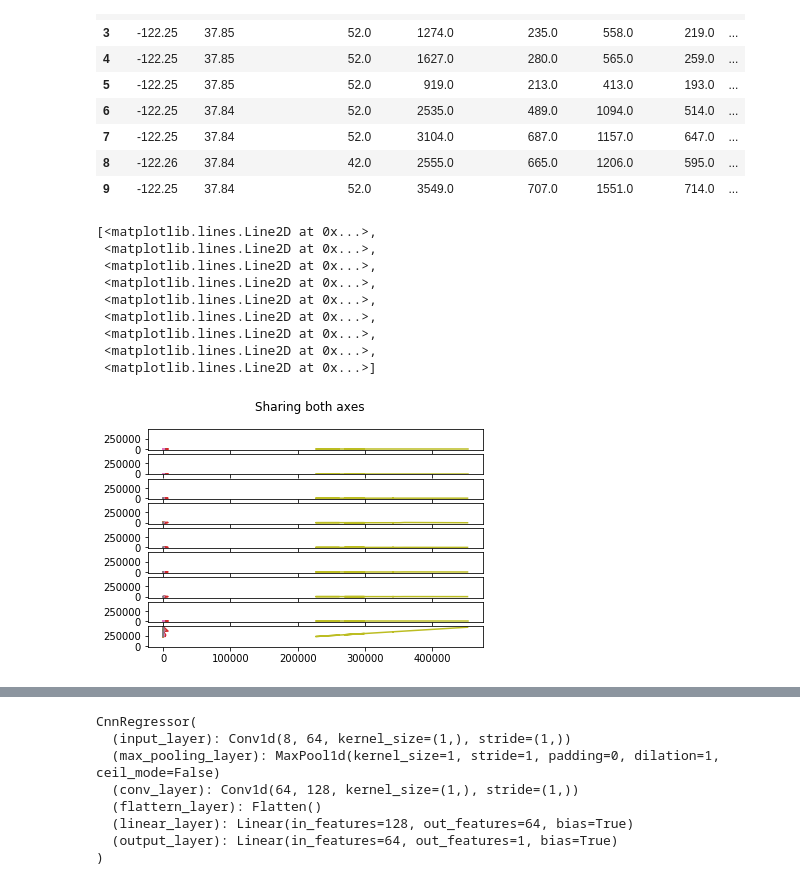
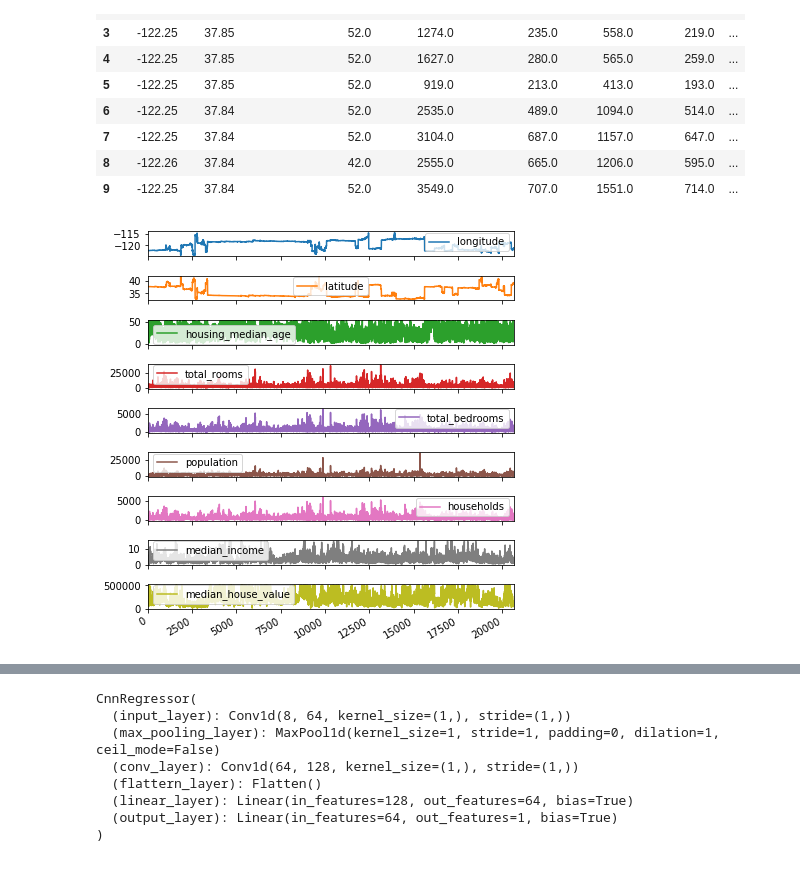
Before and after one commit to shreya0202/NLP, a Jupyter notebook: NLP_Assignment1.ipynb, the cells around one changed output, grey strips where cells are left out. Saved outputs shown, nothing was run; the diff lists cells and outputs as text; code cells hidden in the pictures.

```diff
--- a/NLP_Assignment1.ipynb
+++ b/NLP_Assignment1.ipynb
@@ -50,37 +41,31 @@ Here are the first five roes of the dataset:
 # %%
 import matplotlib.pyplot as plt
 import seaborn as sns
 df = pd.DataFrame(dataset)
 df.columns
 plt.figure
+df.plot(subplots=True, figsize=(6,6))
+plt.tight_layout()
+plt.show()
 #df.iloc[0:9].plot()
 #df.plot(subplots=True, layout=(1,10), ylim=[0,10])
 #dataset.plot()
 #df['longitude'].iloc[0:10]
-data_frame = df.drop(columns=['ocean_proximity'])
-df1 = pd.DataFrame(data_frame)
-fig, axs = plt.subplots(9, sharex=True, sharey=True)
-fig.suptitle('Sharing both axes')
-axs[0].plot(df1[:10], df1['longitude'].iloc[:10])
-axs[1].plot(df1[:10], df1['latitude'].iloc[:10])
-axs[2].plot(df1[:10], df1['housing_median_age'].iloc[:10])
-axs[3].plot(df1[:10], df1['total_rooms'].iloc[:10])
-axs[4].plot(df1[:10], df1['total_bedrooms'].iloc[:10])
-axs[5].plot(df1[:10], df1['population'].iloc[:10])
-axs[6].plot(df1[:10], df1['households'].iloc[:10])
-axs[7].plot(df1[:10], df1['median_income'].iloc[:10])
-axs[8].plot(df1[:10], df1['median_house_value'].iloc[:10])
+# data_frame = df.drop(columns=['ocean_proximity'])
+# df1 = pd.DataFrame(data_frame)
+# fig, axs = plt.subplots(9)
+# #fig.suptitle('Sharing both axes')
+# axs[0].plot(range(10), df1['longitude'].iloc[:10])
+# axs[1].plot(range(10), df1['latitude'].iloc[:10])
+# axs[2].plot(range(10), df1['housing_median_age'].iloc[:10])
+# axs[3].plot(range(10), df1['total_rooms'].iloc[:10])
+# axs[4].plot(range(10), df1['total_bedrooms'].iloc[:10])
+# axs[5].plot(range(10), df1['population'].iloc[:10])
+# axs[6].plot(range(10), df1['households'].iloc[:10])
+# axs[7].plot(range(10), df1['median_income'].iloc[:10])
+# axs[8].plot(range(10), df1['median_house_value'].iloc[:10])
 # %% [output]
-[<matplotlib.lines.Line2D at 0x...>,
- <matplotlib.lines.Line2D at 0x...>,
- <matplotlib.lines.Line2D at 0x...>,
- <matplotlib.lines.Line2D at 0x...>,
- <matplotlib.lines.Line2D at 0x...>,
- <matplotlib.lines.Line2D at 0x...>,
- <matplotlib.lines.Line2D at 0x...>,
- <matplotlib.lines.Line2D at 0x...>,
- <matplotlib.lines.Line2D at 0x...>]
-[figure, old version]
+[figure, new version]
 # %%
 #output Y is the median housing value to be predicted
 Y = dataset['median_house_value']
```
Also changed, not shown: parts of 8 cells of this notebook.
